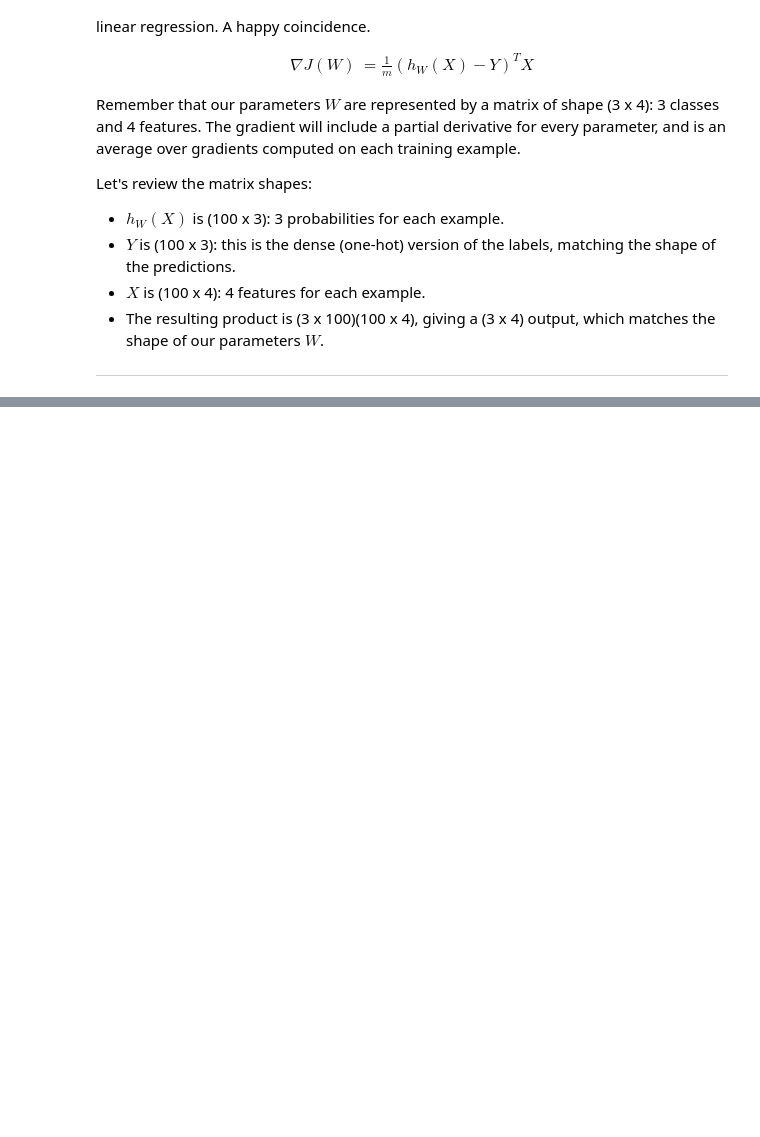
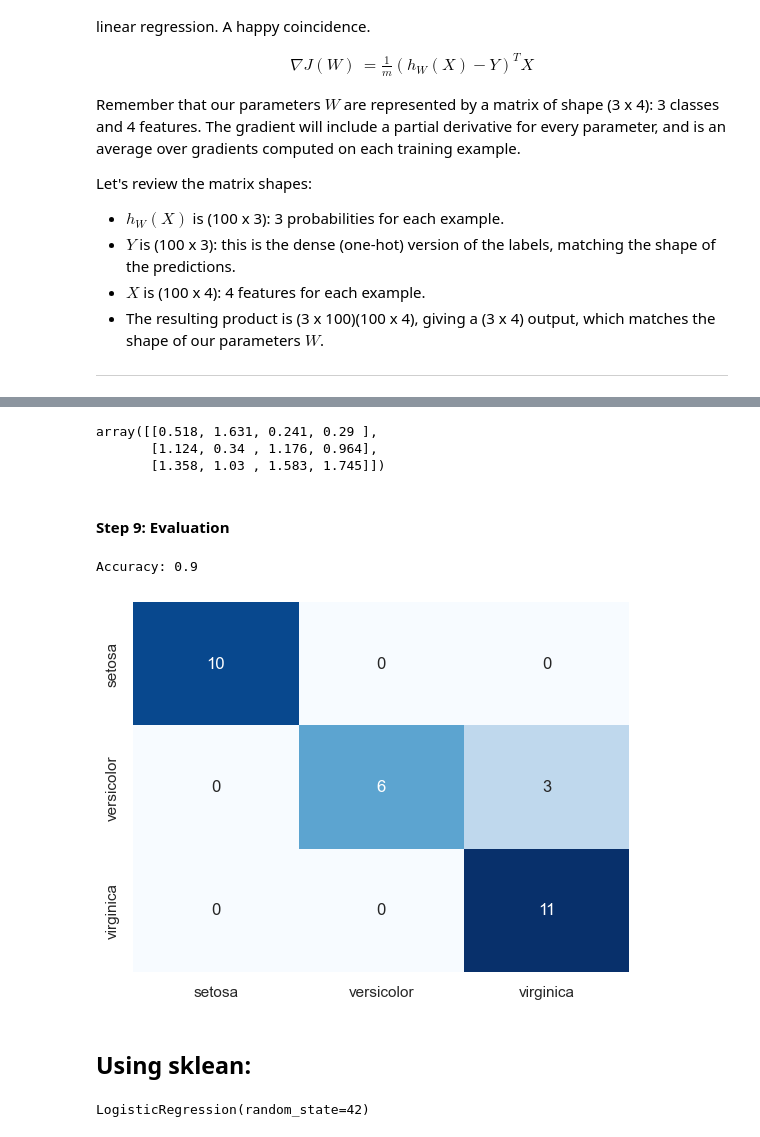
Before and after one commit to jasonyang26b/Python-Machine-Learning, a Jupyter notebook: Week5_Multiclass_Classification_Updating/LogisticRegression_Multiclass.ipynb, the cells around one changed output, grey strips where cells are left out. Cells and saved outputs as stored; diff of their text form; code cells hidden in the pictures; blank space fills up the shorter version.

```diff
--- a/Week5_Multiclass_Classification_Updating/LogisticRegression_Multiclass.ipynb
+++ b/Week5_Multiclass_Classification_Updating/LogisticRegression_Multiclass.ipynb
@@ -145,0 +267,5 @@ array([ 2.71828183,  7.3890561 , 20.08553692])
+# %%
+m = Y_train_dense.shape[0] # total sampels
+diff = (preds - Y_train_dense) # difference between prediction and actual
+gradients = np.dot(diff.T, X_train_std) / m # gradients
+print(f'gradients: \n{gradients}')
@@ -145,0 +279,35 @@ array([ 2.71828183,  7.3890561 , 20.08553692])
+# %%
+m, n = X.shape
+learning_rate = 0.01
+
+for _ in range(1000):
+    preds = softmax(np.dot(X_train_std, W.T))
+    loss = ce_loss(preds, y_train)
+    diff = (preds - Y_train_dense)
+    gradients = np.dot(diff.T, X_train_std) / m
+    W = W - learning_rate * gradients
+# %%
+W
+# %% [output]
+array([[0.518, 1.631, 0.241, 0.29 ],
+       [1.124, 0.34 , 1.176, 0.964],
+       [1.358, 1.03 , 1.583, 1.745]])
+# %% [markdown]
+#### Step 9: Evaluation
+# %%
+test_preds = softmax(np.dot(X_test_std, W.T))
+test_pred_labels = np.argmax(test_preds, axis=1)
+print(f'Accuracy: {np.mean(test_pred_labels == y_test)}')
+# %% [output]
+Accuracy: 0.9
+# %%
+cf = tf.math.confusion_matrix(y_test, test_pred_labels)
+# %%
+sns.heatmap(cf, annot=True, fmt='.3g', cmap='Blues',
+            xticklabels=class_names,
+            yticklabels=class_names,
+            cbar=False);
+# %% [output]
+[figure, added]
+# %% [markdown]
+## Using sklean:
@@ -145,0 +321,4 @@ array([ 2.71828183,  7.3890561 , 20.08553692])
+# %%
+model.fit(X_train_std, y_train)
+# %% [output]
+LogisticRegression(random_state=42)
```
Also changed, not shown: parts of 39 cells of this notebook, 2 other files.
